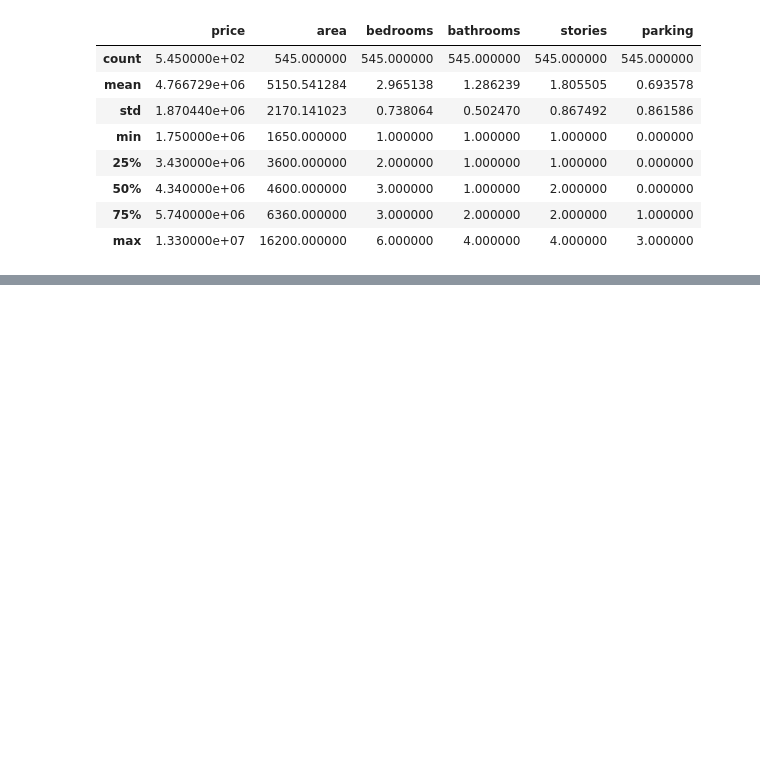
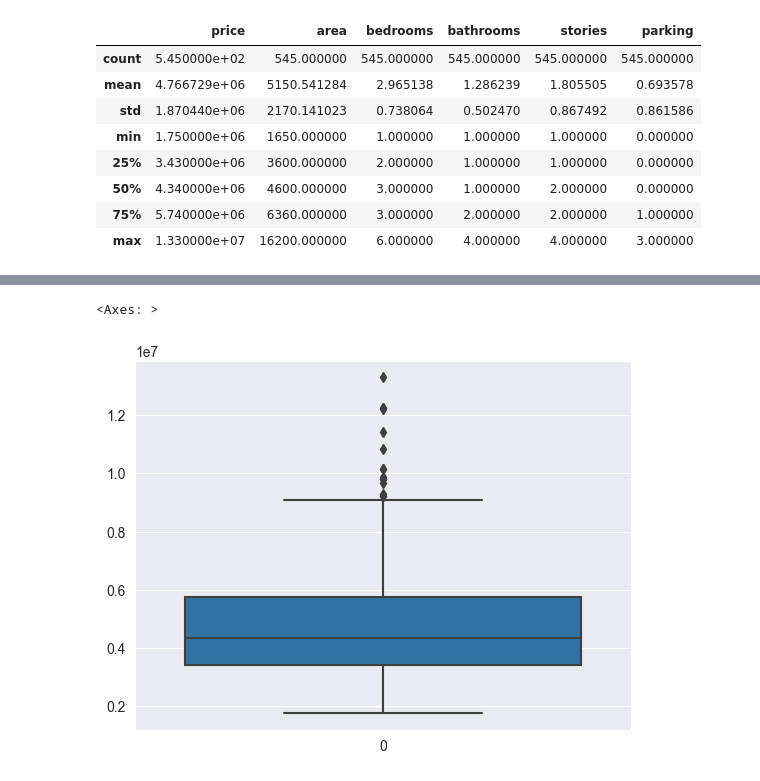
Before and after one commit to aleksandardpantic/housing-price-prediction, a Jupyter notebook: dataset_inspect.ipynb, the cells around one changed output, grey strips where cells are left out. Drawn from its saved outputs; the diff is of its cells as text; code cells hidden in the pictures; blank space fills up the shorter version.

```diff
--- a/dataset_inspect.ipynb
+++ b/dataset_inspect.ipynb
@@ -68,0 +86,5 @@ sns.heatmap(dataset[numerical_cols].corr(), annot=True)
+# %%
+sns.boxplot(dataset['remainder__price'])
+# %% [output]
+<Axes: >
+[figure, added]
```
Also changed, not shown: parts of 5 cells of this notebook, 10 other files.
